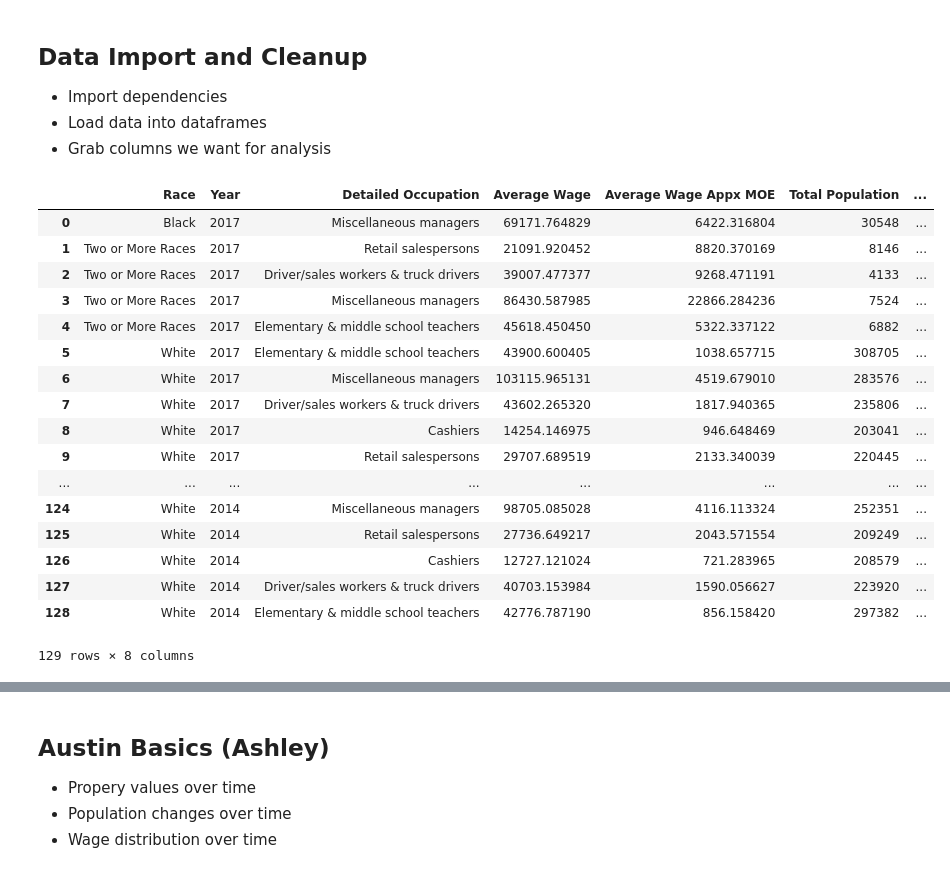
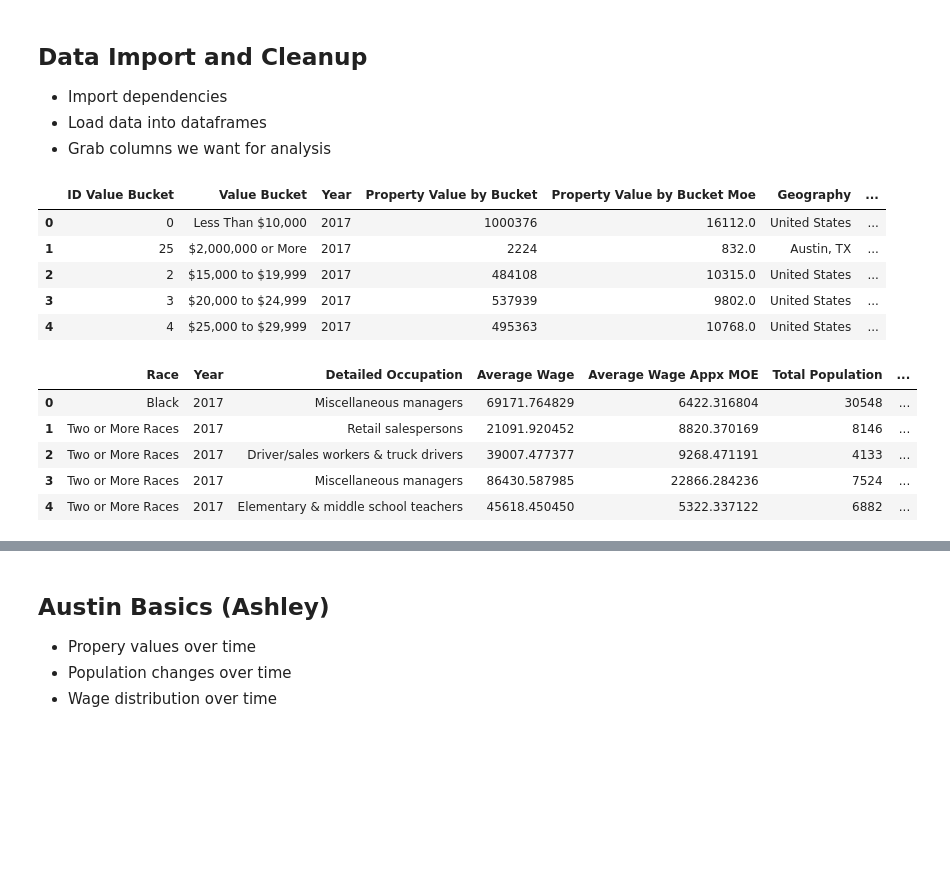
Before and after one commit to aktavern/Project-1, a Jupyter notebook: Project 1 - Final Data Analysis.ipynb, the cells around one changed output, grey strips where cells are left out. Drawn from its saved outputs; the diff is of its cells as text; code cells hidden in the pictures; blank space fills up the shorter version.

```diff
--- a/Project 1 - Final Data Analysis.ipynb
+++ b/Project 1 - Final Data Analysis.ipynb
@@ -22,8 +22,17 @@ wage_distribution = pd.read_csv("data/wage_distribution.csv")
 # %%
 # grab columns we want about propery data
-property_value[['Value Bucket',
+property_value = property_value[['ID Value Bucket',
+                'Value Bucket',
                'Year',
                'Property Value by Bucket',
                'Property Value by Bucket Moe',
                'Geography',
                'share']]
+property_value.head()
+# %% [output]
+|  | ID Value Bucket | Value Bucket | Year | Property Value by Bucket | Property Value by Bucket Moe | Geography | ... |
+| 0 | 0 | Less Than $10,000 | 2017 | 1000376 | 16112.0 | United States | ... |
+| 1 | 25 | $2,000,000 or More | 2017 | 2224 | 832.0 | Austin, TX | ... |
+| 2 | 2 | $15,000 to $19,999 | 2017 | 484108 | 10315.0 | United States | ... |
+| 3 | 3 | $20,000 to $24,999 | 2017 | 537939 | 9802.0 | United States | ... |
+| 4 | 4 | $25,000 to $29,999 | 2017 | 495363 | 10768.0 | United States | ... |
@@ -39,47 +39,30 @@ age_nativity[['ID Age',
 # %%
 # grab columns we want about wage data
-wage_by_gender[["Gender",
+wage_by_gender = wage_by_gender[["Gender",
                 "Year",
                "Detailed Occupation",
                "Average Wage",
                "Average Wage Appx MOE",
                "Total Population",
                "Total Population MOE Appx",
                 "Geography"]]
 
-wage_by_race[["Race",
+wage_by_race = wage_by_race[["Race",
              "Year",
              "Detailed Occupation",
              "Average Wage",
              "Average Wage Appx MOE",
              "Total Population",
              "Total Population MOE Appx",
              "Geography"]]
 
-wage_distribution[['Wage Bin',
-                 'Year',
-                 'Total Population',
-                 'Total Population MOE Appx',
-                 'Geography',
-                 'share']]
+wage_by_race.head()
 # %% [output]
 |  | Race | Year | Detailed Occupation | Average Wage | Average Wage Appx MOE | Total Population | ... |
 | 0 | Black | 2017 | Miscellaneous managers | 69171.764829 | 6422.316804 | 30548 | ... |
 | 1 | Two or More Races | 2017 | Retail salespersons | 21091.920452 | 8820.370169 | 8146 | ... |
 | 2 | Two or More Races | 2017 | Driver/sales workers & truck drivers | 39007.477377 | 9268.471191 | 4133 | ... |
 | 3 | Two or More Races | 2017 | Miscellaneous managers | 86430.587985 | 22866.284236 | 7524 | ... |
 | 4 | Two or More Races | 2017 | Elementary & middle school teachers | 45618.450450 | 5322.337122 | 6882 | ... |
-| 5 | White | 2017 | Elementary & middle school teachers | 43900.600405 | 1038.657715 | 308705 | ... |
-| 6 | White | 2017 | Miscellaneous managers | 103115.965131 | 4519.679010 | 283576 | ... |
-| 7 | White | 2017 | Driver/sales workers & truck drivers | 43602.265320 | 1817.940365 | 235806 | ... |
-| 8 | White | 2017 | Cashiers | 14254.146975 | 946.648469 | 203041 | ... |
-| 9 | White | 2017 | Retail salespersons | 29707.689519 | 2133.340039 | 220445 | ... |
-| ... | ... | ... | ... | ... | ... | ... | ... |
-| 124 | White | 2014 | Miscellaneous managers | 98705.085028 | 4116.113324 | 252351 | ... |
-| 125 | White | 2014 | Retail salespersons | 27736.649217 | 2043.571554 | 209249 | ... |
-| 126 | White | 2014 | Cashiers | 12727.121024 | 721.283965 | 208579 | ... |
-| 127 | White | 2014 | Driver/sales workers & truck drivers | 40703.153984 | 1590.056627 | 223920 | ... |
-| 128 | White | 2014 | Elementary & middle school teachers | 42776.787190 | 856.158420 | 297382 | ... |
-129 rows × 8 columns
 # %%
 # grab columns we want about industry data
```
Also changed, not shown: parts of 12 cells of this notebook.
